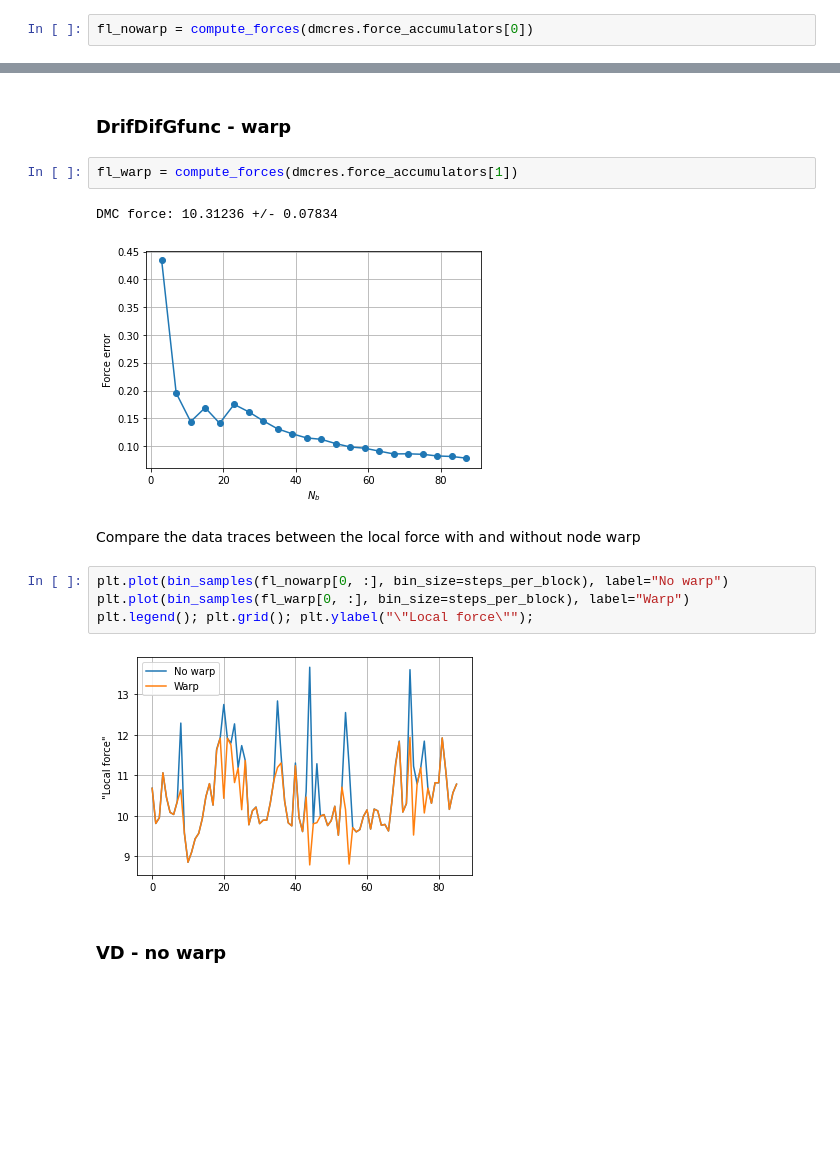
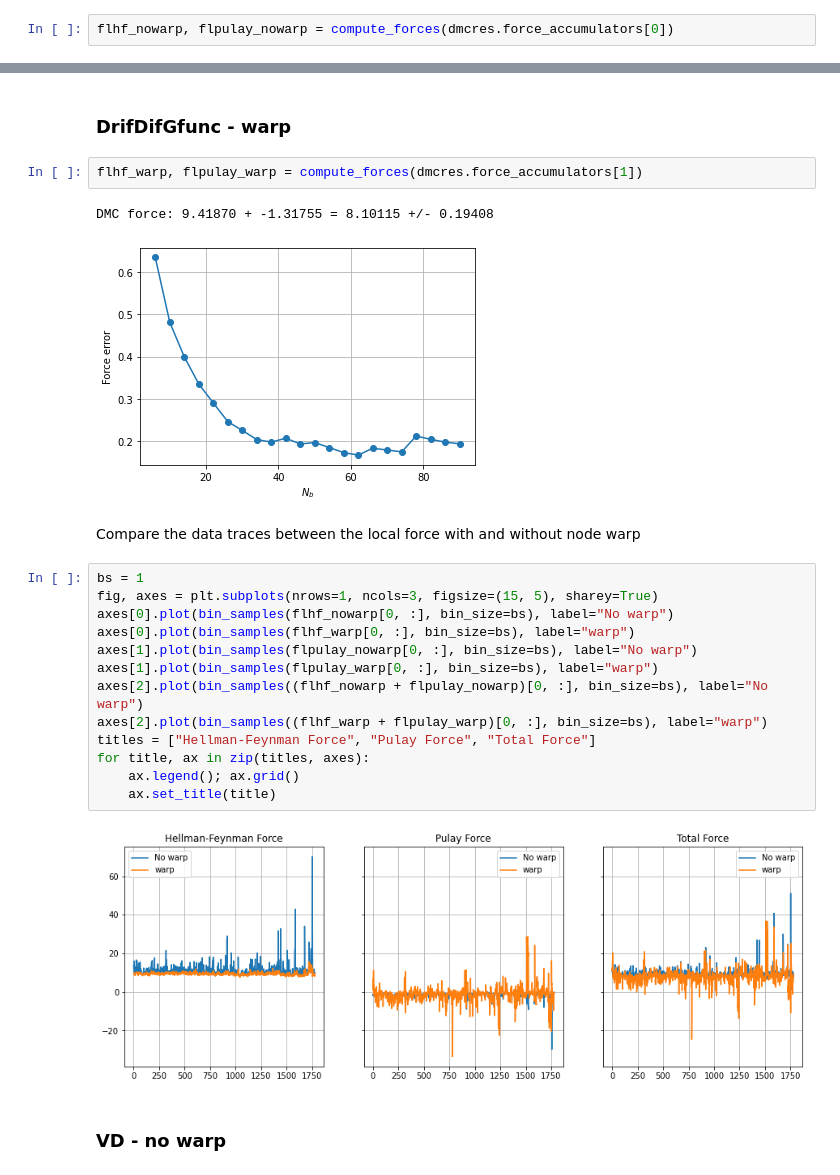
Before and after one commit to Jvanrhijn/pydmc, a Jupyter notebook: examples/elliptic_well.ipynb, the cells around one changed output, grey strips where cells are left out. Cells and saved outputs as stored; diff of their text form; blank space fills up the shorter version.

```diff
--- a/examples/elliptic_well.ipynb
+++ b/examples/elliptic_well.ipynb
@@ -233,5 +232,5 @@ Below we compare the estimated error in the computed force for each case.
 # %% [markdown]
 ### DrifDifGfunc - no warp
 # %%
-fl_nowarp = compute_forces(dmcres.force_accumulators[0])
+flhf_nowarp, flpulay_nowarp = compute_forces(dmcres.force_accumulators[0])
 # %% [output]
@@ -240,18 +239,27 @@ DMC force: 10.60912 +/- 0.10661
 # %% [markdown]
 ### DrifDifGfunc - warp
 # %%
-fl_warp = compute_forces(dmcres.force_accumulators[1])
+flhf_warp, flpulay_warp = compute_forces(dmcres.force_accumulators[1])
 # %% [output]
-DMC force: 10.31236 +/- 0.07834
+DMC force: 9.41870 + -1.31755 = 8.10115 +/- 0.19408
-[figure, old version]
+[figure, new version]
 # %% [markdown]
 Compare the data traces between the local force with and without node warp
-# %%
-plt.plot(bin_samples(fl_nowarp[0, :], bin_size=steps_per_block), label="No warp")
-plt.plot(bin_samples(fl_warp[0, :], bin_size=steps_per_block), label="Warp")
-plt.legend(); plt.grid(); plt.ylabel("\"Local force\"");
-# %% [output]
-[figure, removed]
+# %%
+bs = 1
+fig, axes = plt.subplots(nrows=1, ncols=3, figsize=(15, 5), sharey=True)
+axes[0].plot(bin_samples(flhf_nowarp[0, :], bin_size=bs), label="No warp")
+axes[0].plot(bin_samples(flhf_warp[0, :], bin_size=bs), label="warp")
+axes[1].plot(bin_samples(flpulay_nowarp[0, :], bin_size=bs), label="No warp")
+axes[1].plot(bin_samples(flpulay_warp[0, :], bin_size=bs), label="warp")
+axes[2].plot(bin_samples((flhf_nowarp + flpulay_nowarp)[0, :], bin_size=bs), label="No warp")
+axes[2].plot(bin_samples((flhf_warp + flpulay_warp)[0, :], bin_size=bs), label="warp")
+titles = ["Hellman-Feynman Force", "Pulay Force", "Total Force"]
+for title, ax in zip(titles, axes):
+    ax.legend(); ax.grid()
+    ax.set_title(title)
+# %% [output]
+[figure, added]
 # %% [markdown]
 ### VD - no warp
 # %%
```
Also changed, not shown: parts of 11 cells of this notebook, 3 other files.
